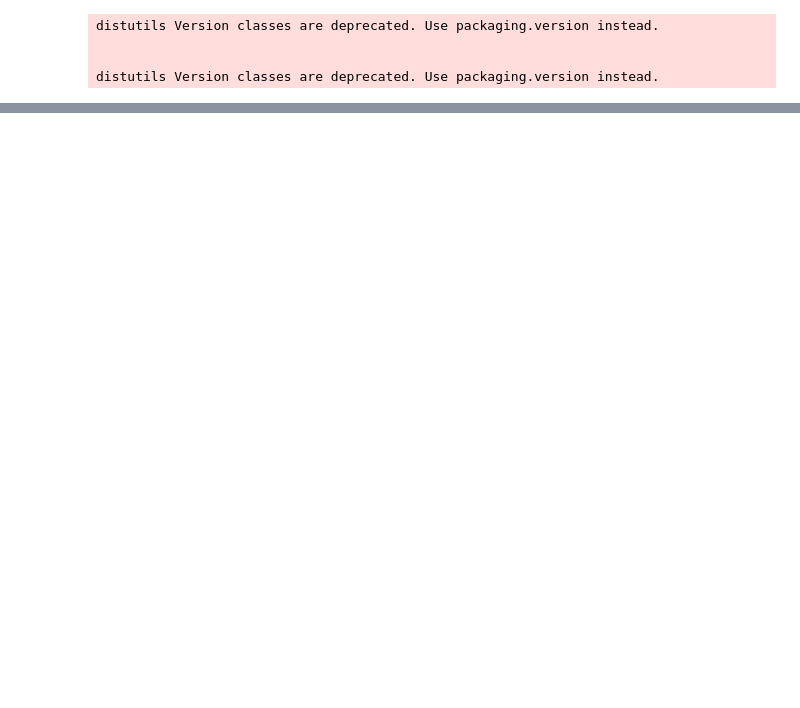
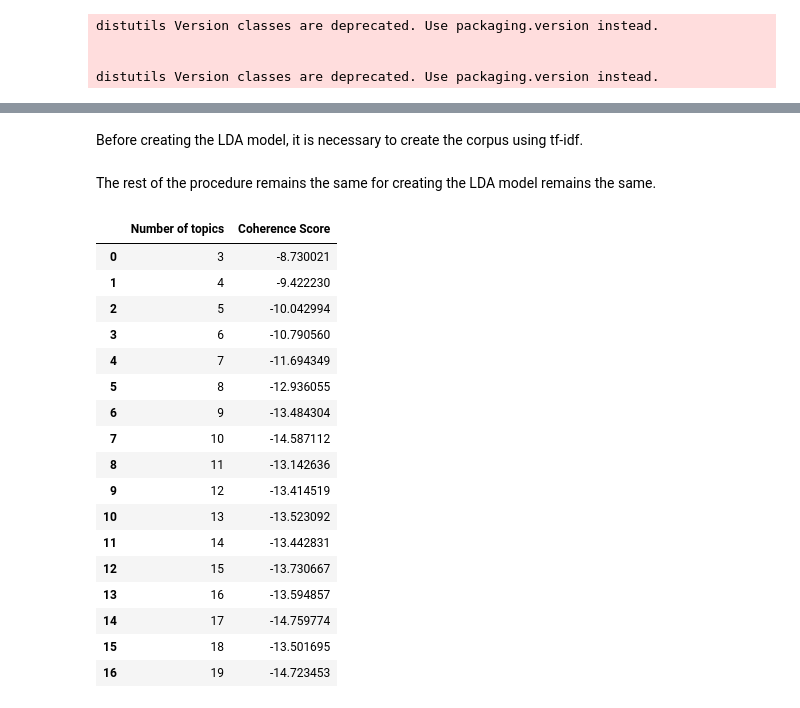
Before and after one commit to patilpushkarp/twitter-brand, a Jupyter notebook: brand/docs/topic_modelling/lda.ipynb, the cells around one changed output, grey strips where cells are left out. Saved outputs shown, nothing was run; the diff lists cells and outputs as text; code cells hidden in the pictures; blank space fills up the shorter version.

```diff
--- a/brand/docs/topic_modelling/lda.ipynb
+++ b/brand/docs/topic_modelling/lda.ipynb
@@ -153,0 +396,8 @@ topics_df.head()
+# %% [markdown]
+Before creating the LDA model, it is necessary to create the corpus using tf-idf.
+# %%
+# Create tf-idf corpus
+tfidf = gensim.models.TfidfModel(bow_corpus)
+tfidf_corpus = tfidf[bow_corpus]
+# %% [markdown]
+The rest of the procedure remains the same for creating the LDA model remains the same.
@@ -153,0 +441,29 @@ topics_df.head()
+# %%
+# Convert the result dictionary to dataframe
+model_results = pd.DataFrame(model_results)
+
+# Get the best k and the corresponding coherence score
+best_coherence = model_results['Coherence Score'].max()
+best_k_index = model_results[model_results['Coherence Score'] == best_coherence].index
+best_k = model_results.iloc[best_k_index]["Number of topics"].values[0]
+
+model_results
+# %% [output]
+|  | Number of topics | Coherence Score |
+| 0 | 3 | -8.730021 |
+| 1 | 4 | -9.422230 |
+| 2 | 5 | -10.042994 |
+| 3 | 6 | -10.790560 |
+| 4 | 7 | -11.694349 |
+| 5 | 8 | -12.936055 |
+| 6 | 9 | -13.484304 |
+| 7 | 10 | -14.587112 |
+| 8 | 11 | -13.142636 |
+| 9 | 12 | -13.414519 |
+| 10 | 13 | -13.523092 |
+| 11 | 14 | -13.442831 |
+| 12 | 15 | -13.730667 |
+| 13 | 16 | -13.594857 |
+| 14 | 17 | -14.759774 |
+| 15 | 18 | -13.501695 |
+| 16 | 19 | -14.723453 |
```
Also changed, not shown: parts of 33 cells of this notebook, 9 other files.
